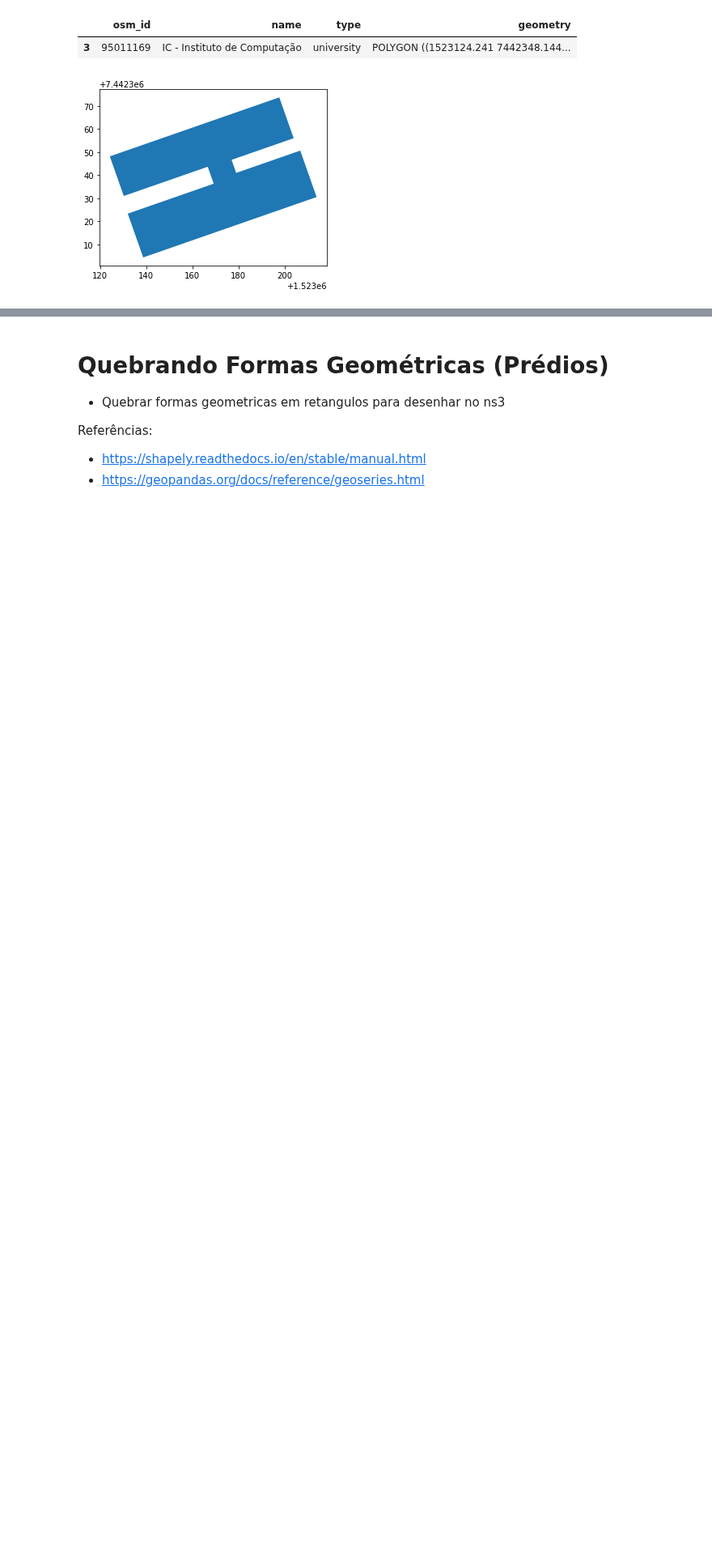
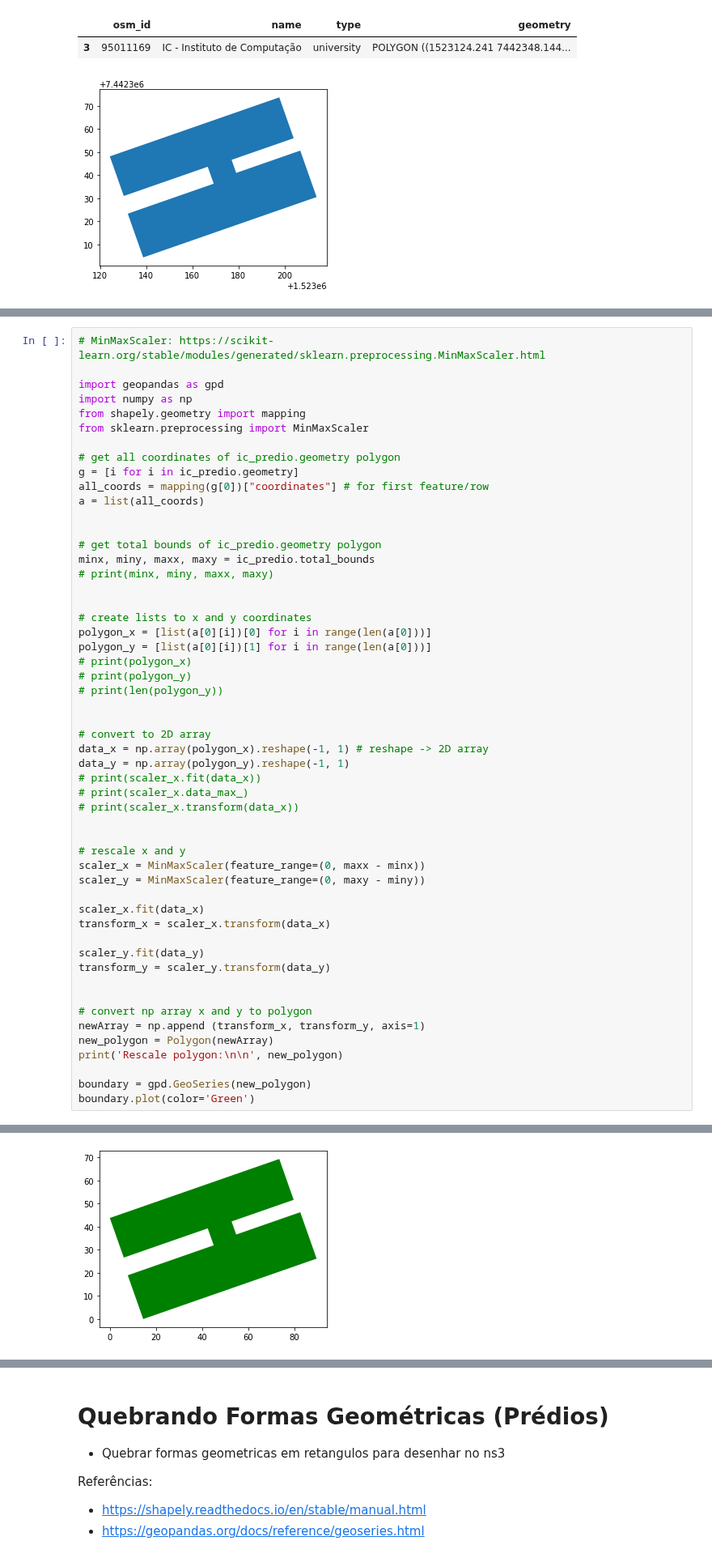
Before and after one commit to wasp-lahis/ns3-bmap, a Jupyter notebook: Geopandas-Unicamp.ipynb, the cells around one changed output, grey strips where cells are left out. Shown at 81% size. Saved outputs shown, nothing was run; the diff lists cells and outputs as text; blank space fills up the shorter version.

Commit message:
reescale IC building to ns3 with MaxMinScaler

```diff
--- a/Geopandas-Unicamp.ipynb
+++ b/Geopandas-Unicamp.ipynb
@@ -175,0 +189,54 @@ ic_predio.head()
+# %%
+# MinMaxScaler: https://scikit-learn.org/stable/modules/generated/sklearn.preprocessing.MinMaxScaler.html
+
+import geopandas as gpd
+import numpy as np
+from shapely.geometry import mapping
+from sklearn.preprocessing import MinMaxScaler
+
+# get all coordinates of ic_predio.geometry polygon
+g = [i for i in ic_predio.geometry]
+all_coords = mapping(g[0])["coordinates"] # for first feature/row
+a = list(all_coords)
+
+
+# get total bounds of ic_predio.geometry polygon
+minx, miny, maxx, maxy = ic_predio.total_bounds
+# print(minx, miny, maxx, maxy)
+
+
+# create lists to x and y coordinates
+polygon_x = [list(a[0][i])[0] for i in range(len(a[0]))]
+polygon_y = [list(a[0][i])[1] for i in range(len(a[0]))]
+# print(polygon_x)
+# print(polygon_y)
+# print(len(polygon_y))
+
+
+# convert to 2D array
+data_x = np.array(polygon_x).reshape(-1, 1) # reshape -> 2D array
+data_y = np.array(polygon_y).reshape(-1, 1)
+# print(scaler_x.fit(data_x))
+# print(scaler_x.data_max_)
+# print(scaler_x.transform(data_x))
+
+
+# rescale x and y
+scaler_x = MinMaxScaler(feature_range=(0, maxx - minx))
+scaler_y = MinMaxScaler(feature_range=(0, maxy - miny))
+
+scaler_x.fit(data_x)
+transform_x = scaler_x.transform(data_x)
+
+scaler_y.fit(data_y)
+transform_y = scaler_y.transform(data_y)
+
+
+# convert np array x and y to polygon
+newArray = np.append (transform_x, transform_y, axis=1)
+new_polygon = Polygon(newArray)
+print('Rescale polygon:\n\n', new_polygon)
+
+boundary = gpd.GeoSeries(new_polygon)
+boundary.plot(color='Green')
+# %% [output]
@@ -175,0 +247 @@ ic_predio.head()
+[figure, added]
```
Also changed, not shown: parts of 13 cells of this notebook.
